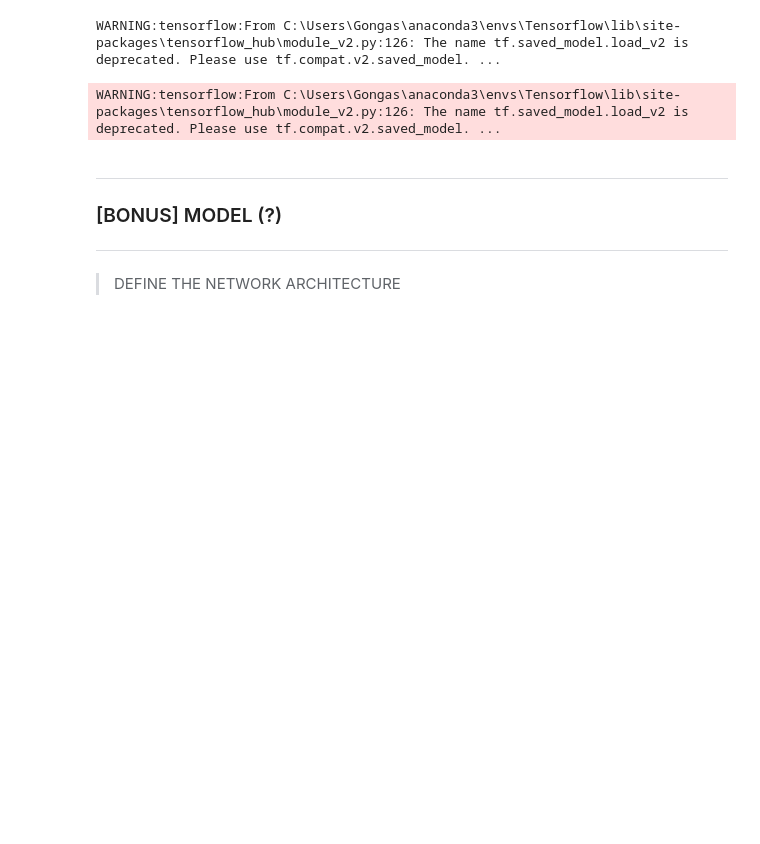
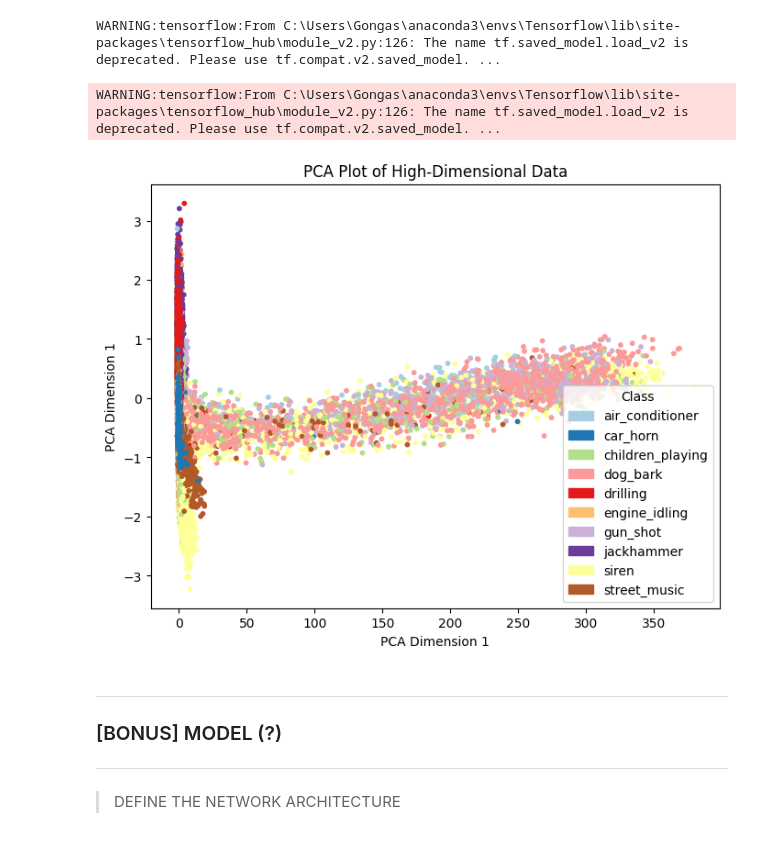
Before and after one commit to EstevesX10/ML2-Urban-Sound-Classification, a Jupyter notebook: Urban-Sound-Classification/UrbanSoundClassification.ipynb, the cells around one changed output. Drawn from its saved outputs; the diff is of its cells as text; code cells hidden in the pictures; blank space fills up the shorter version.

Commit message:
visualize embeddings

```diff
--- a/Urban-Sound-Classification/UrbanSoundClassification.ipynb
+++ b/Urban-Sound-Classification/UrbanSoundClassification.ipynb
@@ -585,6 +585,12 @@ WARNING:tensorflow:From C:\Users\Gongas\anaconda3\envs\Tensorflow\lib\site-packa
 WARNING:tensorflow:From C:\Users\Gongas\anaconda3\envs\Tensorflow\lib\site-packages\tensorflow_hub\module_v2.py:126: The name tf.saved_model.load_v2 is deprecated. Please use tf.compat.v2.saved_model. ...
 # %%
 # model = createTransferLearning()
+# %%
+X, targets = yamnetDataManager.getAllFolds()
+plotScatterClass(X, targets)
+del X, targets
+# %% [output]
+[figure, added]
 # %% [markdown]
 ---
 ### [BONUS] MODEL (?)
```
Also changed, not shown: parts of 1 cell of this notebook, 2 other files.
